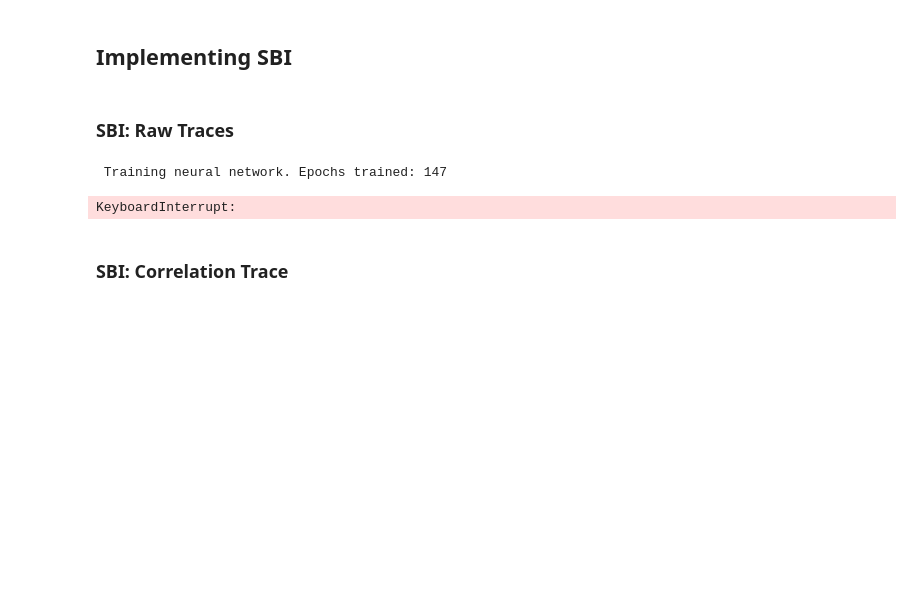
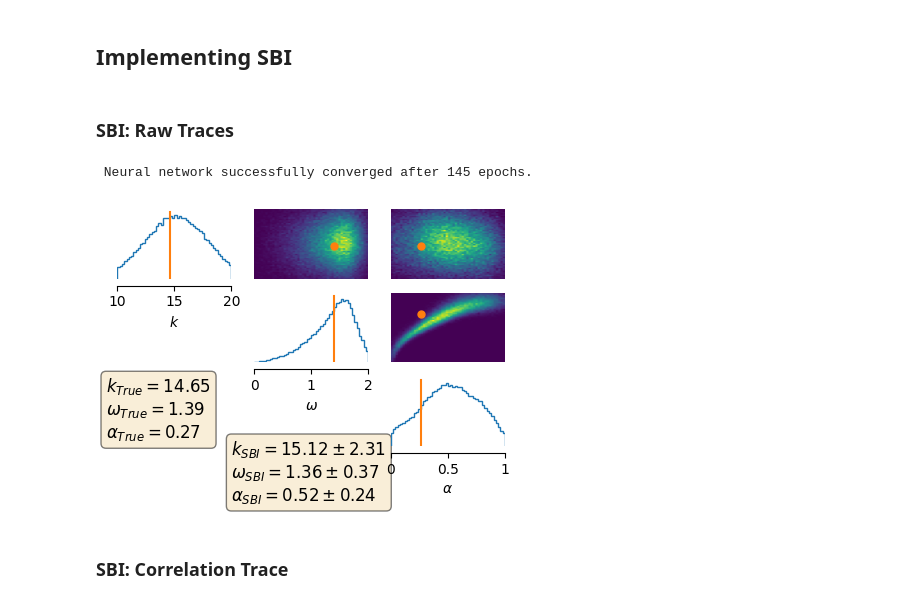
Before and after one commit to jacopocarotenuto/SBI_RedBloodCells, a Jupyter notebook: Code/Notebooks/RunTumbleFinal.ipynb, the cells around one changed output. Cells and saved outputs as stored; diff of their text form; code cells hidden in the pictures; blank space fills up the shorter version.

```diff
--- a/Code/Notebooks/RunTumbleFinal.ipynb
+++ b/Code/Notebooks/RunTumbleFinal.ipynb
@@ -454,17 +488,17 @@ def SBI_vs_X(SBI_params,X, n_runs = 10, plot = True):
     return distances, stds
 # %%
 # Define the simulation parameters
-n_sim = 100
+n_sim = 5000
 prior_limits = {"k": [10, 20], "omega": [0, 2], "alpha": [0, 1]}
 dt = 0.01
 TotalTime = 1
 # %% [markdown]
 ### SBI: Raw Traces
 # %%
-centroids, centroid_spread, theta_test, compat = CompleteSBIPipeline(n_sim, prior_limits, dt, TotalTime, method = "correlation_fit")
+centroids, centroid_spread, theta_test, compat = CompleteSBIPipeline(n_sim, prior_limits, dt, TotalTime, method = "correlation_fit", rounds = 1)
 # %% [output]
- Training neural network. Epochs trained: 147
+ Neural network successfully converged after 145 epochs.
-KeyboardInterrupt:
+[figure, added]
 # %% [markdown]
 ### SBI: Correlation Trace
 # %% [markdown]
```
Also changed, not shown: parts of 2 cells of this notebook.
